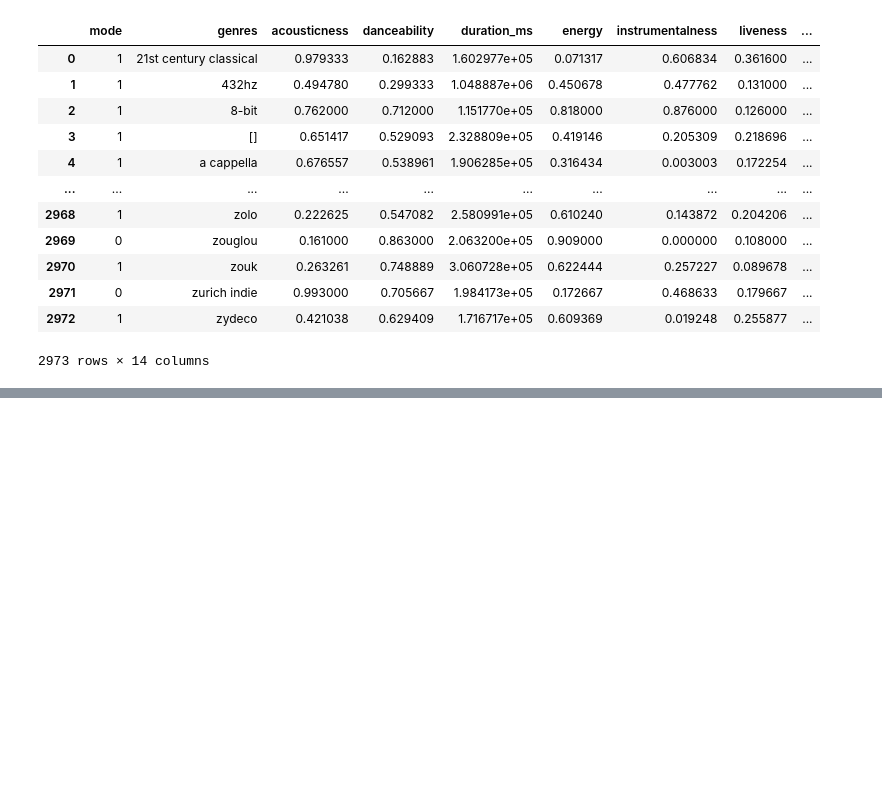
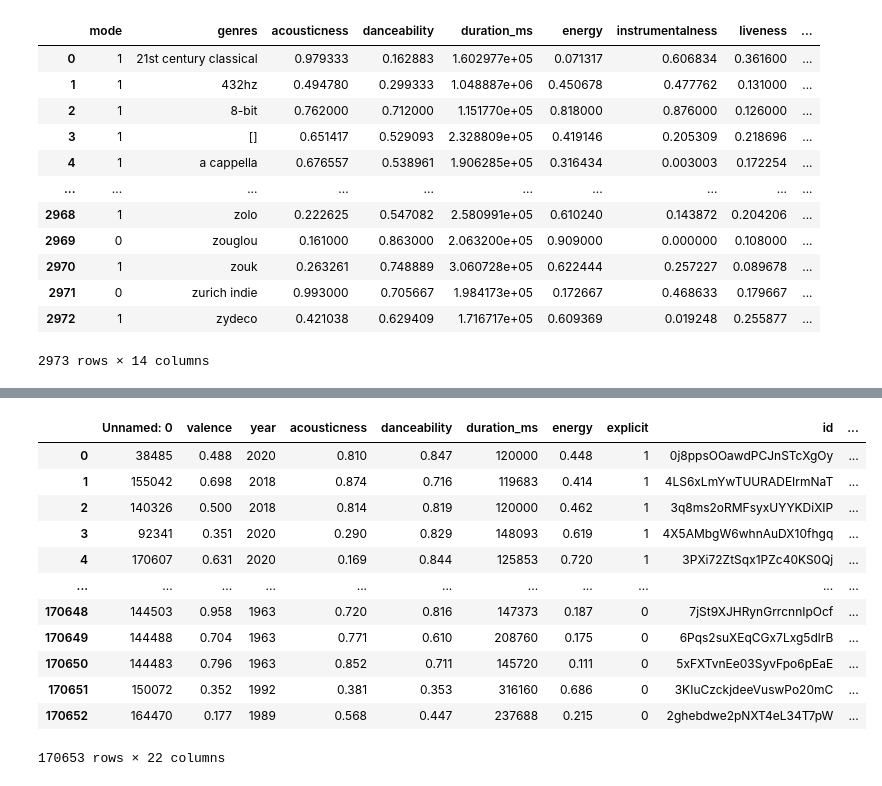
Before and after one commit to kehull/SpotifyProject, a Jupyter notebook: Analysis.ipynb, the cells around one changed output, grey strips where cells are left out. Saved outputs shown, nothing was run; the diff lists cells and outputs as text; code cells hidden in the pictures; blank space fills up the shorter version.

```diff
--- a/Analysis.ipynb
+++ b/Analysis.ipynb
@@ -148,3 +124,21 @@ combined_df.sort_values('artists')
+# %%
+csv_path = "Resources/data_artist_genre.csv"
+combined_df = pd.read_csv(csv_path)
+combined_df
+# %% [output]
+|  | Unnamed: 0 | valence | year | acousticness | danceability | duration_ms | energy | explicit | id | ... |
+| 0 | 38485 | 0.488 | 2020 | 0.810 | 0.847 | 120000 | 0.448 | 1 | 0j8ppsOOawdPCJnSTcXgOy | ... |
+| 1 | 155042 | 0.698 | 2018 | 0.874 | 0.716 | 119683 | 0.414 | 1 | 4LS6xLmYwTUURADEIrmNaT | ... |
+| 2 | 140326 | 0.500 | 2018 | 0.814 | 0.819 | 120000 | 0.462 | 1 | 3q8ms2oRMFsyxUYYKDiXIP | ... |
+| 3 | 92341 | 0.351 | 2020 | 0.290 | 0.829 | 148093 | 0.619 | 1 | 4X5AMbgW6whnAuDX10fhgq | ... |
+| 4 | 170607 | 0.631 | 2020 | 0.169 | 0.844 | 125853 | 0.720 | 1 | 3PXi72ZtSqx1PZc40KS0Qj | ... |
+| ... | ... | ... | ... | ... | ... | ... | ... | ... | ... | ... |
+| 170648 | 144503 | 0.958 | 1963 | 0.720 | 0.816 | 147373 | 0.187 | 0 | 7jSt9XJHRynGrrcnnIpOcf | ... |
+| 170649 | 144488 | 0.704 | 1963 | 0.771 | 0.610 | 208760 | 0.175 | 0 | 6Pqs2suXEqCGx7Lxg5dlrB | ... |
+| 170650 | 144483 | 0.796 | 1963 | 0.852 | 0.711 | 145720 | 0.111 | 0 | 5xFXTvnEe03SyvFpo6pEaE | ... |
+| 170651 | 150072 | 0.352 | 1992 | 0.381 | 0.353 | 316160 | 0.686 | 0 | 3KIuCzckjdeeVuswPo20mC | ... |
+| 170652 | 164470 | 0.177 | 1989 | 0.568 | 0.447 | 237688 | 0.215 | 0 | 2ghebdwe2pNXT4eL34T7pW | ... |
+170653 rows × 22 columns
 # %%
 # at this point, all songs with a single credited artist have been removed from the list.
 # the remaining songs all have two or more credited performing artists.
```
Also changed, not shown: parts of 11 cells of this notebook, 3 other files.
